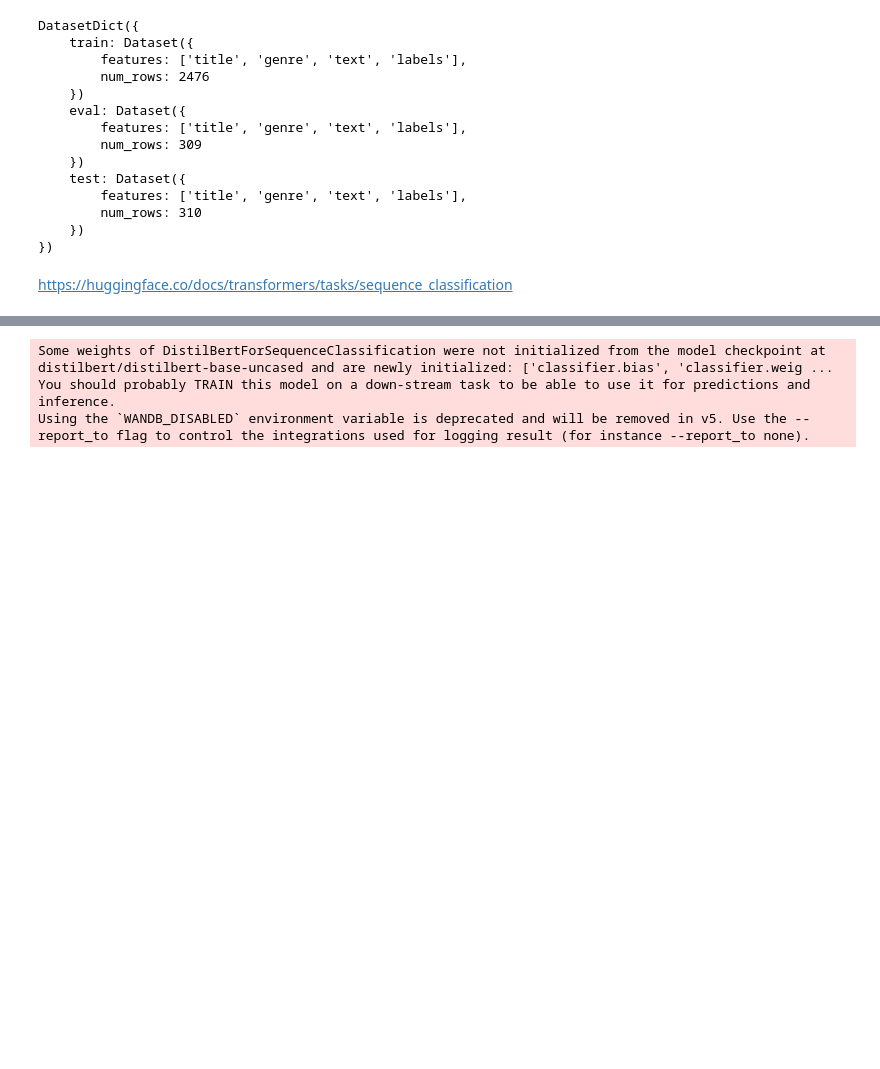
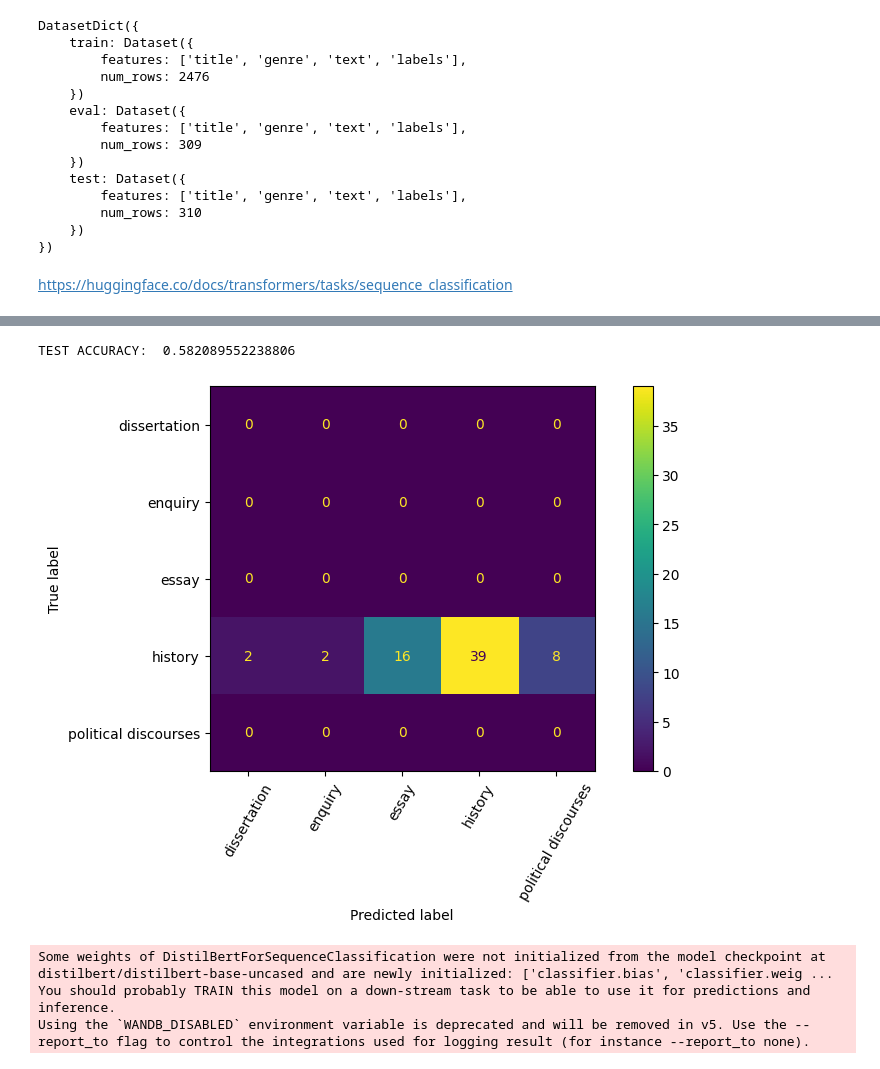
Before and after one commit to vbunt/hume-classifier, a Jupyter notebook: Transformers.ipynb, the cells around one changed output, grey strips where cells are left out. Cells and saved outputs as stored; diff of their text form; code cells hidden in the pictures; blank space fills up the shorter version.

```diff
--- a/Transformers.ipynb
+++ b/Transformers.ipynb
@@ -169,3 +232,8 @@ TEST ACCURACY:  0.7612903225806451
+# %%
+test_eh('models/distilbert/distilbert-base-uncased-finetuned/checkpoint-775')
+# %% [output]
+TEST ACCURACY:  0.582089552238806
+[figure, added]
 # %%
 run_many('distilbert/distilbert-base-uncased', n=15, n_epochs=5)
 # %% [output]
```
Also changed, not shown: parts of 11 cells of this notebook, 7 other files.
